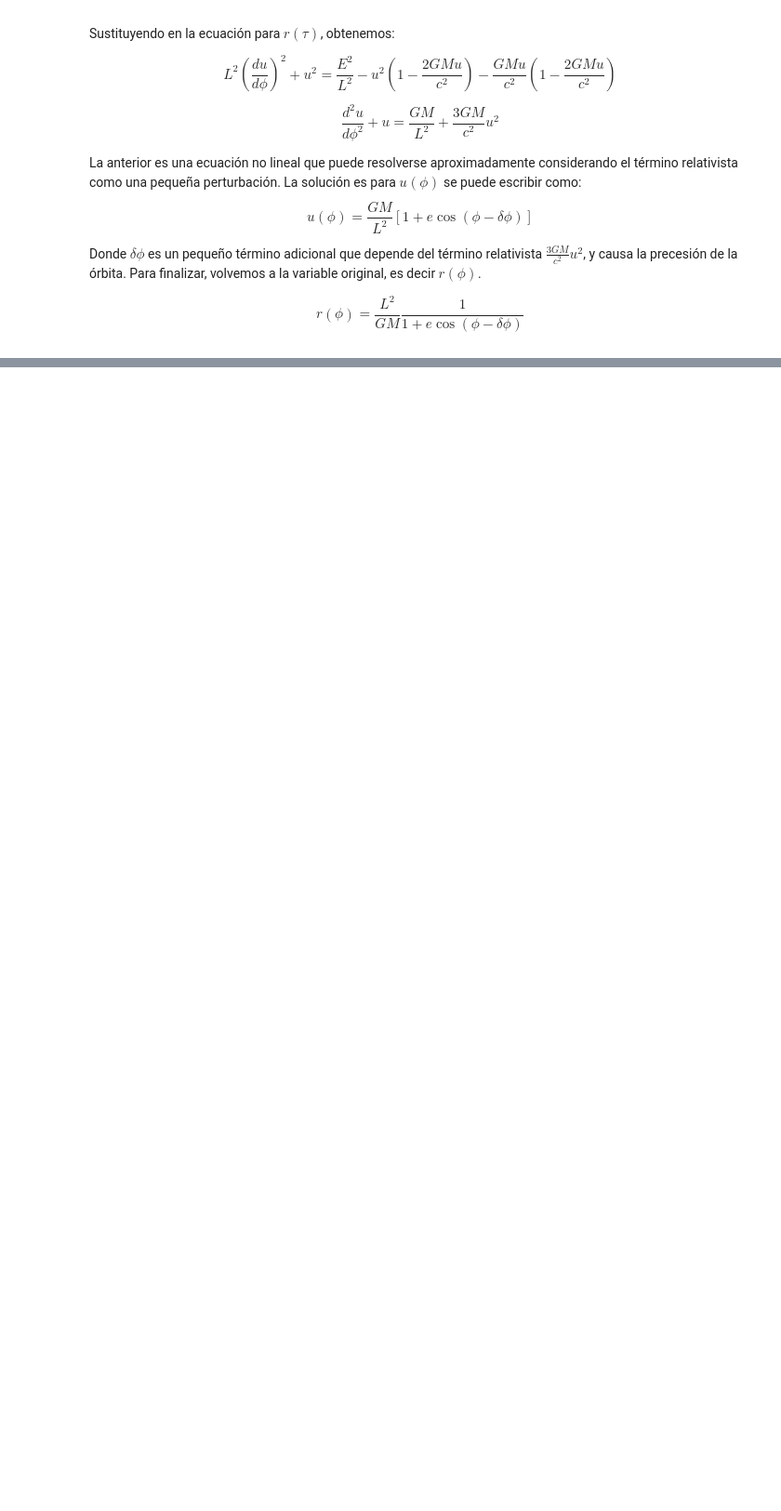
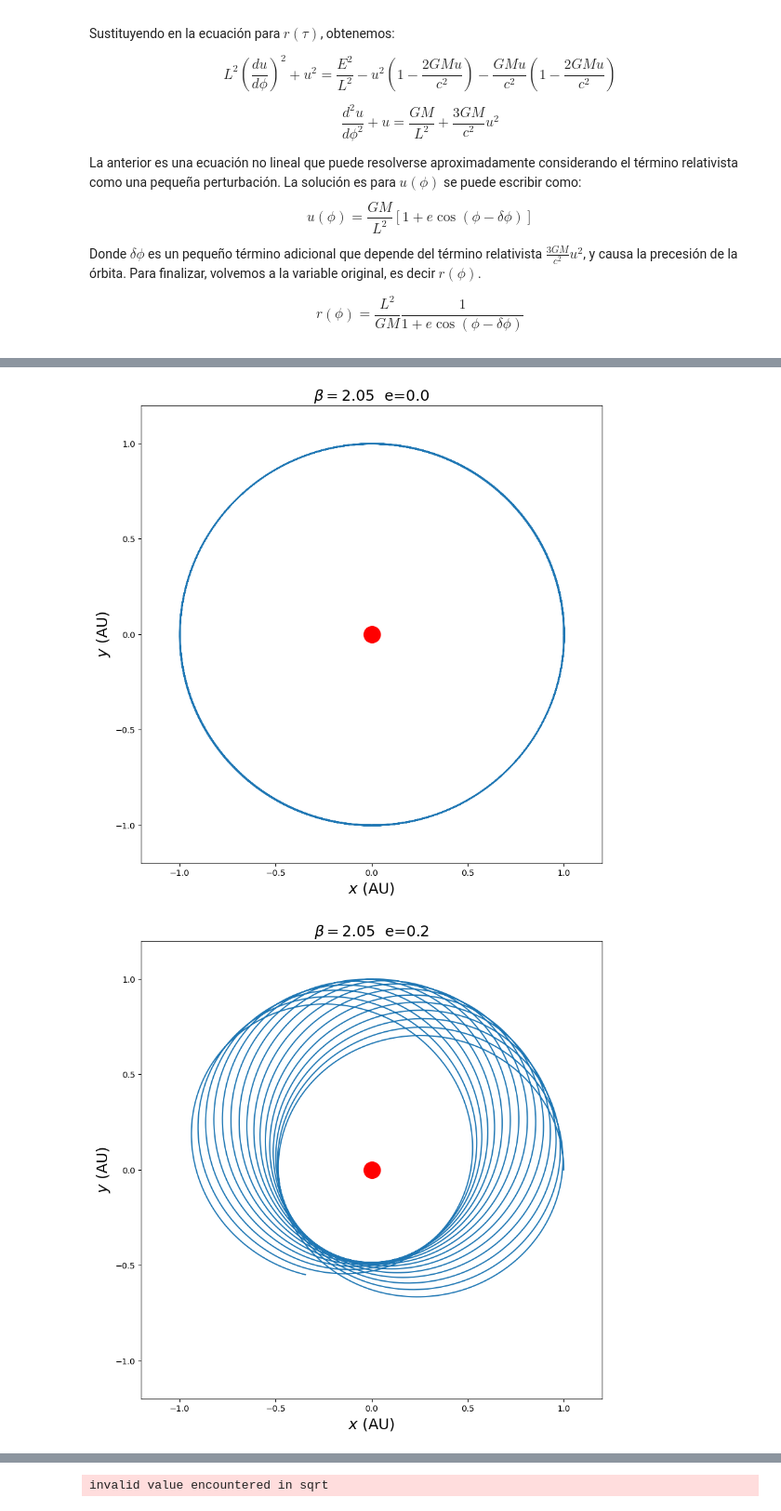
Before and after one commit to jerolg/FISICA_TEORICA_2, a Jupyter notebook: T4_Relatividad/Tarea04.ipynb, the cells around one changed output, grey strips where cells are left out. Shown at 93% size. Cells and saved outputs as stored; diff of their text form; code cells hidden in the pictures; blank space fills up the shorter version.

```diff
--- a/T4_Relatividad/Tarea04.ipynb
+++ b/T4_Relatividad/Tarea04.ipynb
@@ -285,0 +480,78 @@ $$r(\phi) = \frac{L^2}{GM} \frac{1}{1 + e \cos\left(\phi - \delta\phi\right)}$$
+# %%
+from numpy import *
+import matplotlib.pyplot as plt
+class INVERSE(object):
+    '''
+    class BINARY solves for system that not satisfy the inverse-square law
+    where:
+        -beta: index of the force
+        e: ellipticity
+        m: mass of central star
+        dt, time : time step size and total time
+    '''
+    def __init__(self, _beta=2.05, _e=0., _m=4*(pi**2), _dt=0.001, _time=10):
+        self.m=_m
+        self.e=_e
+        self.x, self.y=[1.],[0.]
+        self.vx, self.vy=[0],[sqrt(_m)*sqrt((1.-_e)/(1.+_e))]
+        self.beta=_beta
+        self.dt=_dt
+        self.time= _time
+        self.n=int(_time/_dt)
+        #print self.x[-1],self.y[-1],self.vx[-1],self.vy[-1]
+    def cal(self):       # use Euler-Cromer Method to calculate the trajectory of stars
+        for i in range(self.n):
+            self.r=sqrt(self.x[-1]**2+self.y[-1]**2)
+            self.vx.append(self.vx[-1]+self.dt*(-self.m*self.x[-1]/self.r**(self.beta+1.)))
+            self.vy.append(self.vy[-1]+self.dt*(-self.m*self.y[-1]/self.r**(self.beta+1.)))
+            self.x.append(self.x[-1]+self.vx[-1]*self.dt)
+            self.y.append(self.y[-1]+self.vy[-1]*self.dt)
+    def plot_trajectory(self):       # plot the trajectory
+        plt.plot(self.x,self.y,markersize=0.5,label='e= %.2f'%self.e)
+        plt.plot([self.x[-1]],[self.y[-1]],markersize=8)
+        plt.plot([0],[0],'or',markersize=20)
+    def precession_rate(self):  # calculate the precession rate
+        self.x_critical=0
+        self.y_critical=0
+        self.t_critical=0
+        for i in range(len(self.x)-2):
+            self.r_i=sqrt(self.x[i]**2+self.y[i]**2)
+            self.r_i1=sqrt(self.x[i+1]**2+self.y[i+1]**2)
+            self.r_i2=sqrt(self.x[i+2]**2+self.y[i+2]**2)
+            if self.r_i<self.r_i1 and self.r_i1>self.r_i2:
+                self.x_critical=self.x[i+1]
+                self.y_critical=self.y[i+1]
+                self.t_critical=self.dt*(i+1)
+                break
+        self.rate = arctan(self.y_critical/self.x_critical)/self.t_critical
+        return self.rate
+# calculate the trajectory of planet with different ellipticity
+for i in range(8):
+    fig=plt.figure(figsize=(10,10))
+    plt.xlim(-1.2,1.2)
+    plt.ylim(-1.2,1.2)
+    plt.xlabel(r'$x$'+' (AU)',fontsize=18)
+    plt.ylabel(r'$y$'+' (AU)',fontsize=18)
+    plt.title(r'$\beta=2.05$'+'  '+'e='+str(i*0.2),fontsize=18)
+    cmp=INVERSE(2.05,i*0.2)
+    cmp.cal()
+    cmp.plot_trajectory()
+    plt.show()
+# change the ellipticity and get the corresponding precession rate
+e=[0.02]
+rate=[]
+for i in linspace(0.1,0.6,20):
+    cmp= INVERSE(2.05,i)
+    cmp.cal()
+    e.append(i)
+    rate.append(180/pi*cmp.precession_rate())
+plt.xlim(-0,0.7)
+plt.xlabel(r'e')
+plt.ylabel(r'Precession rate '+r'$ degree/yr $',fontsize=18)
+plt.title(r'Precession rate',fontsize=18)
+plt.plot(e,rate,'oy')
+plt.plot(e,rate,'-r')
+plt.show()
+# %% [output]
+[figure, added]
+[figure, added]
@@ -285,0 +562 @@ $$r(\phi) = \frac{L^2}{GM} \frac{1}{1 + e \cos\left(\phi - \delta\phi\right)}$$
+invalid value encountered in sqrt
```
Also changed, not shown: parts of 4 cells of this notebook.
